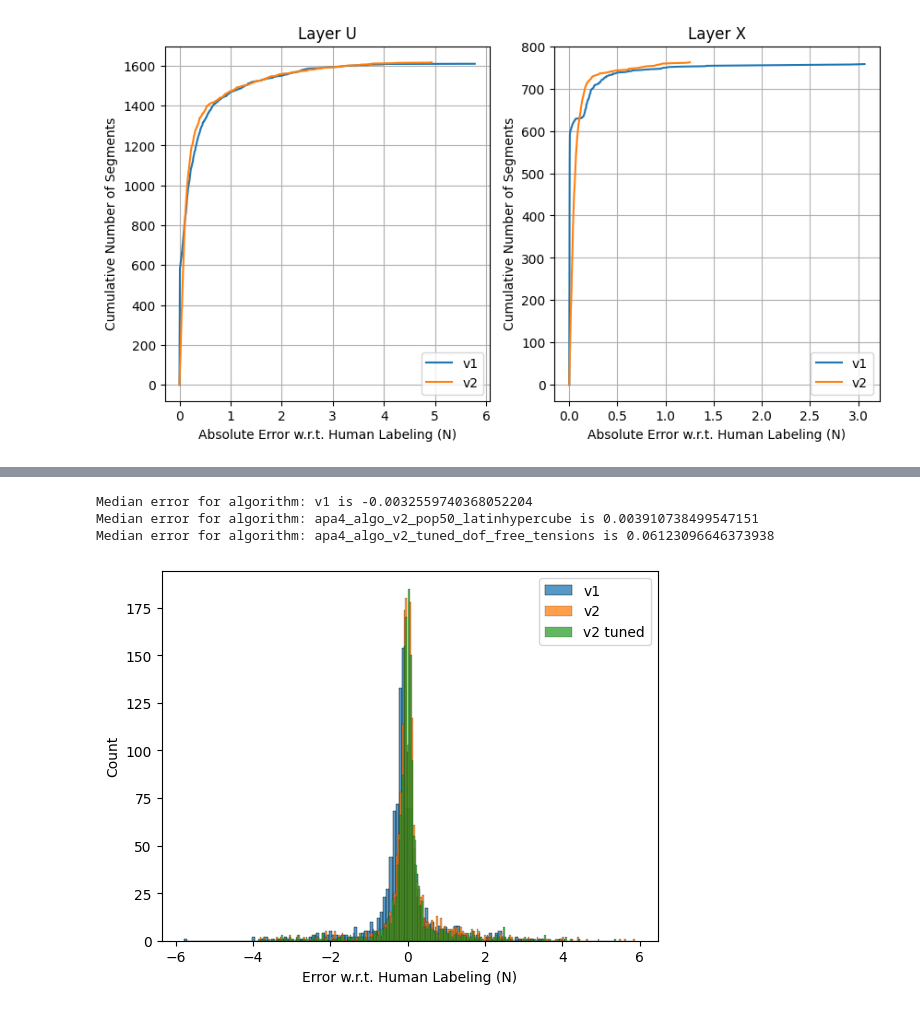
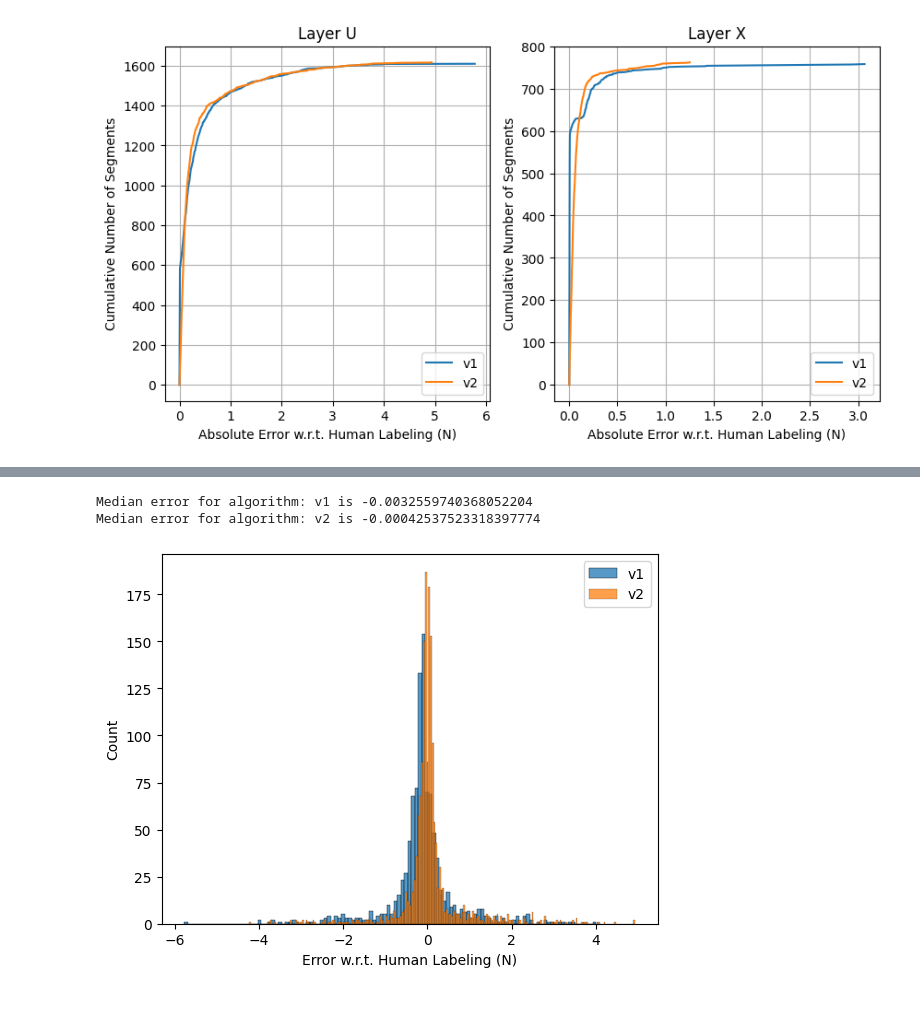
Before and after one commit to dunewires/ElectricalMethod, a Jupyter notebook: DAQ/python/algorithm_tuning/evaluate_algorithms.ipynb, the cells around one changed output, grey strips where cells are left out. Saved outputs shown, nothing was run; the diff lists cells and outputs as text; code cells hidden in the pictures.

```diff
--- a/DAQ/python/algorithm_tuning/evaluate_algorithms.ipynb
+++ b/DAQ/python/algorithm_tuning/evaluate_algorithms.ipynb
@@ -135,9 +135,9 @@ def plot_algo_comparison_scatter(combined_df, algo_names, layer="U", algo_plot_l
 # %%
 ax = plot_algo_comparison_scatter(
     combined_df=combined_df,
-    algo_names=["v1", "apa4_algo_v2_pop50_latinhypercube", "apa4_algo_v2_tuned_dof_free_tensions"],
+    algo_names=["v1", "v2"],
     layer="U",
-    algo_plot_labels=["v1", "v2", "v2 tuned"],
+    algo_plot_labels=["v1", "v2"],
 )
 # %% [output]
 Median error for algorithm: v1 is -0.0032559740368052204
@@ -168,13 +167,12 @@ def plot_algo_comparison_hist(combined_df, algo_names, layer="U", algo_plot_labe
 # %%
 ax = plot_algo_comparison_hist(
     combined_df=combined_df,
-    algo_names=["v1", "apa4_algo_v2_pop50_latinhypercube", "apa4_algo_v2_tuned_dof_free_tensions"],
+    algo_names=["v1", "v2"],
     layer="U",
-    algo_plot_labels=["v1", "v2", "v2 tuned"],
+    algo_plot_labels=["v1", "v2"],
 )
 # ax.set_yscale("log")
 # %% [output]
 Median error for algorithm: v1 is -0.0032559740368052204
-Median error for algorithm: apa4_algo_v2_pop50_latinhypercube is 0.003910738499547151
-Median error for algorithm: apa4_algo_v2_tuned_dof_free_tensions is 0.06123096646373938
+Median error for algorithm: v2 is -0.00042537523318397774
-[figure, old version]
+[figure, new version]
```
Also changed, not shown: parts of 1 cell of this notebook, 1 other file.
